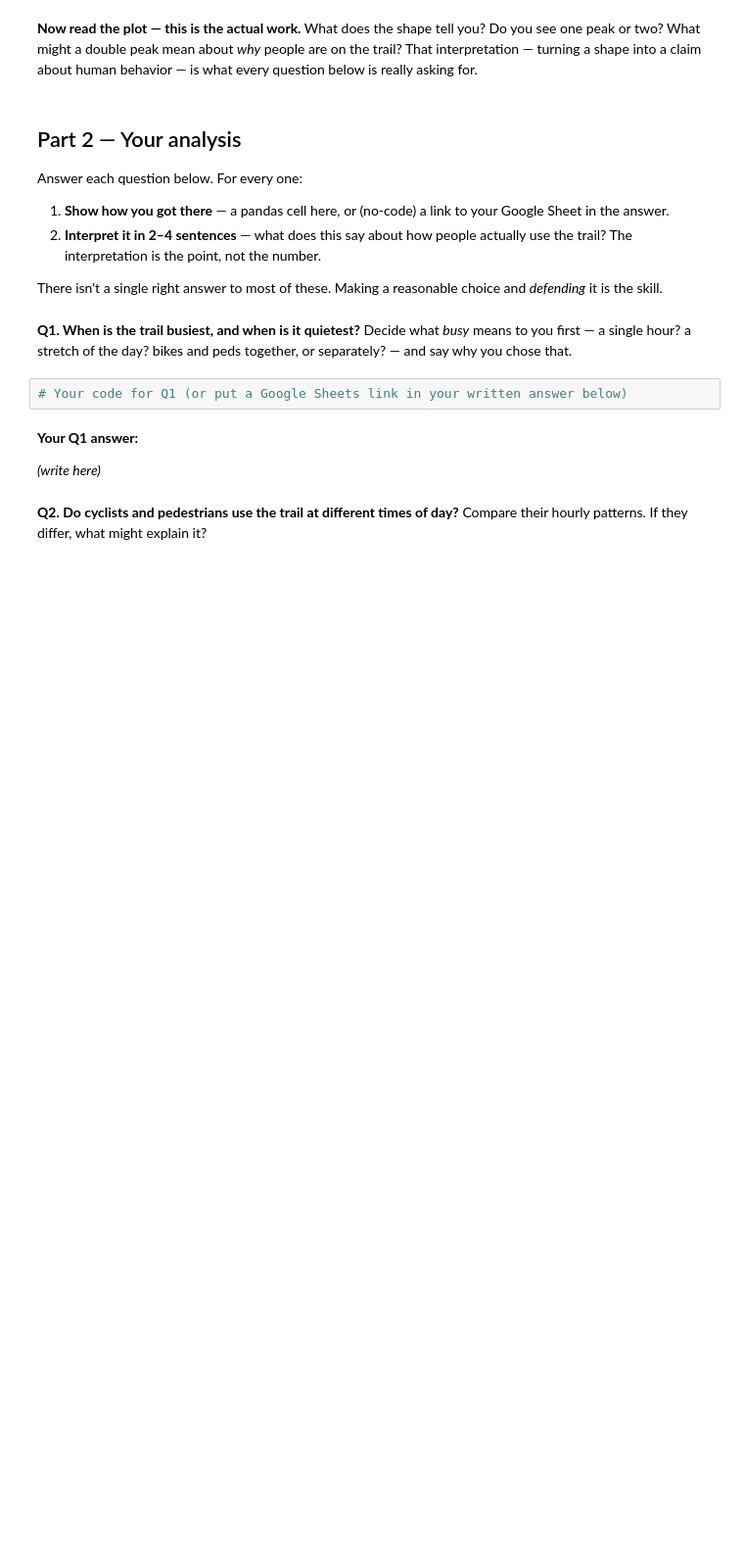
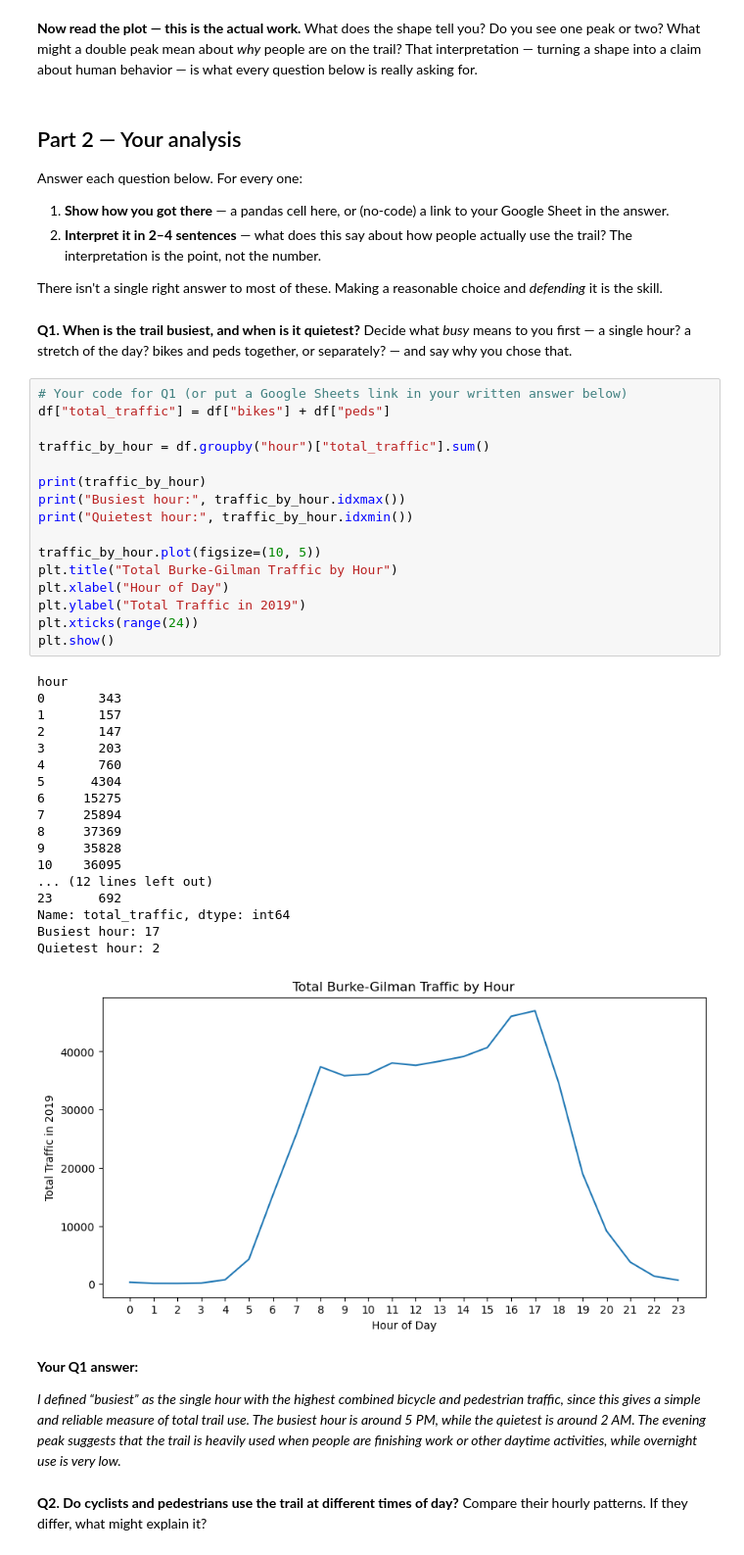
Before and after one commit to ArlfinEyre/hcde-410, a Jupyter notebook: A1/A1.ipynb, the cells around one changed output. Shown at 98% size. Cells and saved outputs as stored; diff of their text form; blank space fills up the shorter version.

```diff
--- a/A1/A1.ipynb
+++ b/A1/A1.ipynb
@@ -110,10 +141,43 @@ There isn't a single right answer to most of these. Making a reasonable choice a
 Decide what *busy* means to you first — a single hour? a stretch of the day? bikes and peds together, or separately? — and say why you chose that.
 # %%
 # Your code for Q1 (or put a Google Sheets link in your written answer below)
+df["total_traffic"] = df["bikes"] + df["peds"]
+
+traffic_by_hour = df.groupby("hour")["total_traffic"].sum()
+
+print(traffic_by_hour)
+print("Busiest hour:", traffic_by_hour.idxmax())
+print("Quietest hour:", traffic_by_hour.idxmin())
+
+traffic_by_hour.plot(figsize=(10, 5))
+plt.title("Total Burke-Gilman Traffic by Hour")
+plt.xlabel("Hour of Day")
+plt.ylabel("Total Traffic in 2019")
+plt.xticks(range(24))
+plt.show()
+# %% [output]
+hour
+0       343
+1       157
+2       147
+3       203
+4       760
+5      4304
+6     15275
+7     25894
+8     37369
+9     35828
+10    36095
+... (12 lines left out)
+23      692
+Name: total_traffic, dtype: int64
+Busiest hour: 17
+Quietest hour: 2
+[figure, added]
 # %% [markdown]
 **Your Q1 answer:**
 
-*(write here)*
+*I defined “busiest” as the single hour with the highest combined bicycle and pedestrian traffic, since this gives a simple and reliable measure of total trail use. The busiest hour is around 5 PM, while the quietest is around 2 AM. The evening peak suggests that the trail is heavily used when people are finishing work or other daytime activities, while overnight use is very low.*
 # %% [markdown]
 **Q2. Do cyclists and pedestrians use the trail at different times of day?**
 Compare their hourly patterns. If they differ, what might explain it?
```
Also changed, not shown: parts of 11 cells of this notebook, 1 other file.
